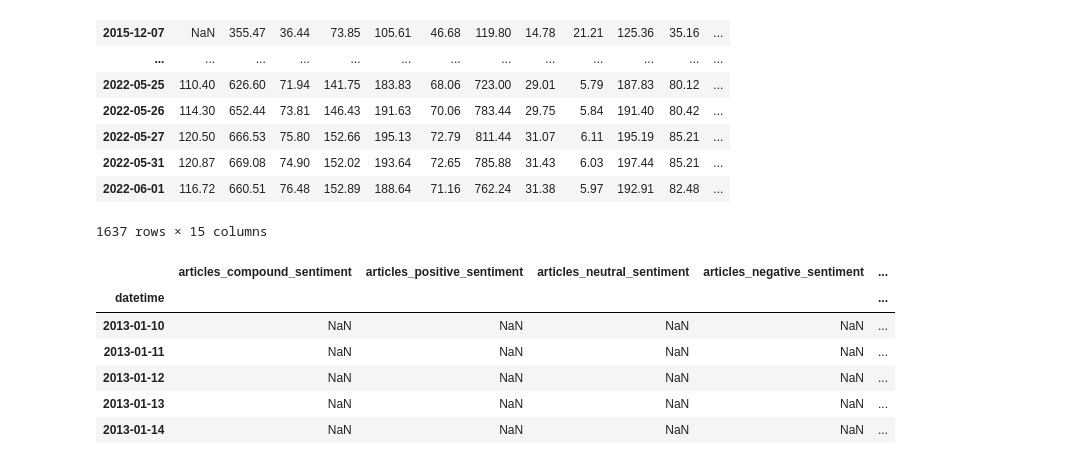
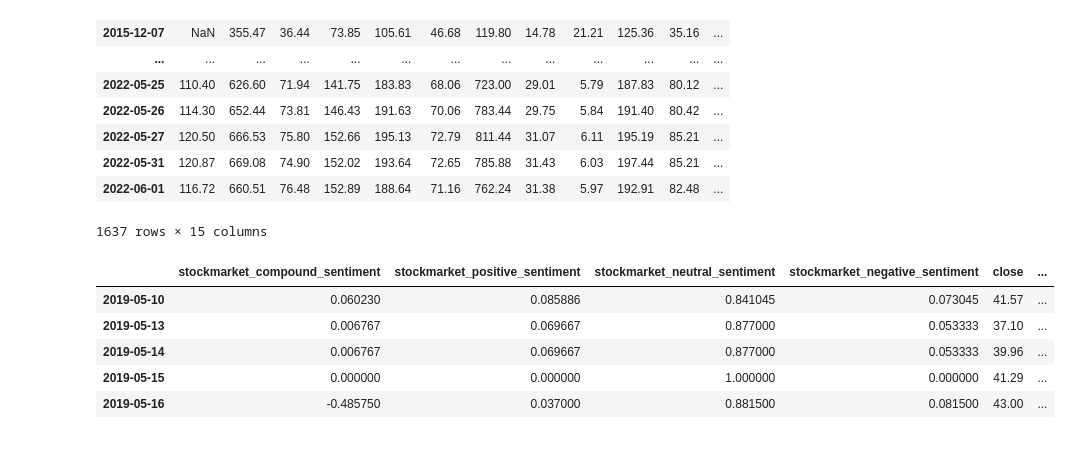
Before and after one commit to JoeHGeoghegan/P2G2-ProjectGit, a Jupyter notebook: Notebooks/models_kx.ipynb, the cells around one changed output. Cells and saved outputs as stored; diff of their text form; code cells hidden in the pictures.

Commit message:
tested a model with alex's data

```diff
--- a/Notebooks/models_kx.ipynb
+++ b/Notebooks/models_kx.ipynb
@@ -110,16 +94,15 @@ closes_df
 | 2022-06-01 | 116.72 | 660.51 | 76.48 | 152.89 | 188.64 | 71.16 | 762.24 | 31.38 | 5.97 | 192.91 | 82.48 | ... |
 1637 rows × 15 columns
 # %%
-uber_sent_df = pd.read_csv('../Notebooks/Data/Cleaned_Data/uber_sentiment.csv', index_col='datetime')
+uber_sent_df = pd.read_csv('../Notebooks/Data/Cleaned_Data/UBER.csv', index_col=0)
 uber_sent_df.head()
 # %% [output]
-|  | articles_compound_sentiment | articles_positive_sentiment | articles_neutral_sentiment | articles_negative_sentiment | ... |
-| datetime |  |  |  |  | ... |
-| 2013-01-10 | NaN | NaN | NaN | NaN | ... |
-| 2013-01-11 | NaN | NaN | NaN | NaN | ... |
-| 2013-01-12 | NaN | NaN | NaN | NaN | ... |
-| 2013-01-13 | NaN | NaN | NaN | NaN | ... |
-| 2013-01-14 | NaN | NaN | NaN | NaN | ... |
+|  | stockmarket_compound_sentiment | stockmarket_positive_sentiment | stockmarket_neutral_sentiment | stockmarket_negative_sentiment | close | ... |
+| 2019-05-10 | 0.060230 | 0.085886 | 0.841045 | 0.073045 | 41.57 | ... |
+| 2019-05-13 | 0.006767 | 0.069667 | 0.877000 | 0.053333 | 37.10 | ... |
+| 2019-05-14 | 0.006767 | 0.069667 | 0.877000 | 0.053333 | 39.96 | ... |
+| 2019-05-15 | 0.000000 | 0.000000 | 1.000000 | 0.000000 | 41.29 | ... |
+| 2019-05-16 | -0.485750 | 0.037000 | 0.881500 | 0.081500 | 43.00 | ... |
 # %%
 # function to filter through all csv files in Cleaned_Data and return dataframe for a ticker
 import os
```
Also changed, not shown: parts of 19 cells of this notebook, 1 other file.
